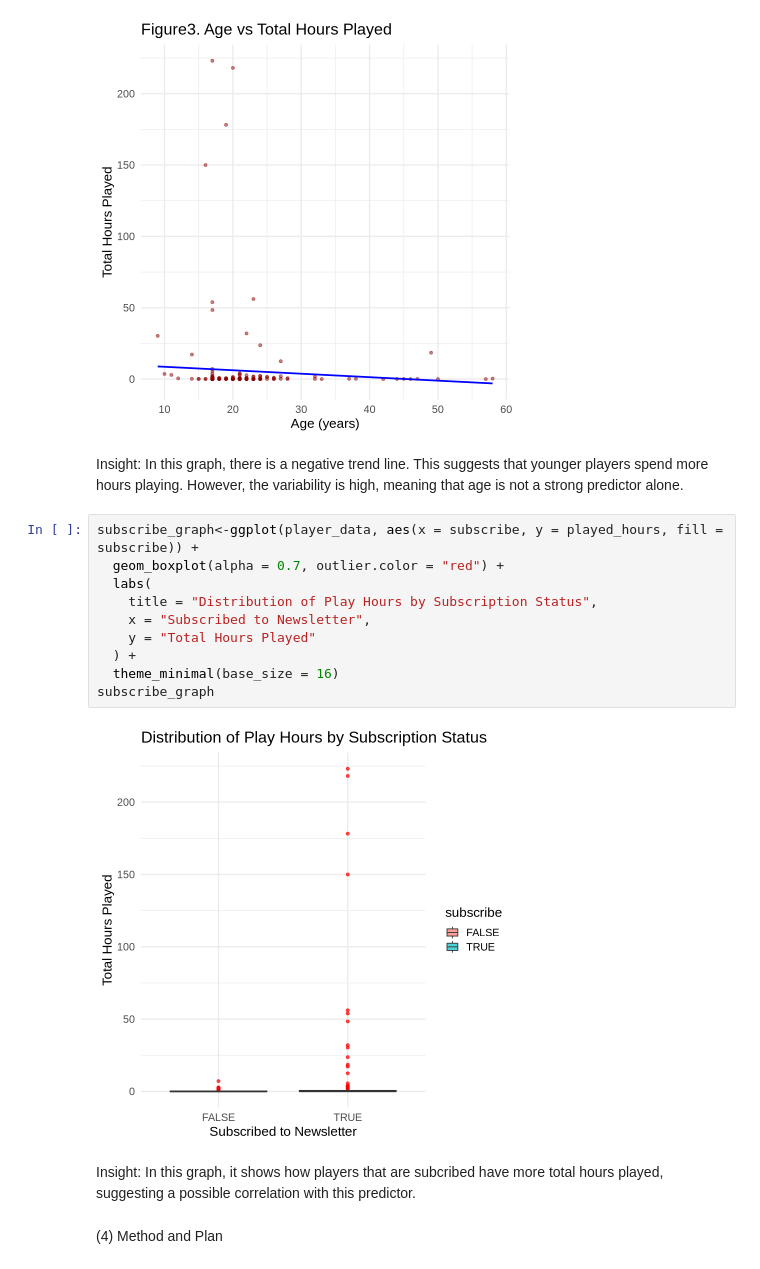
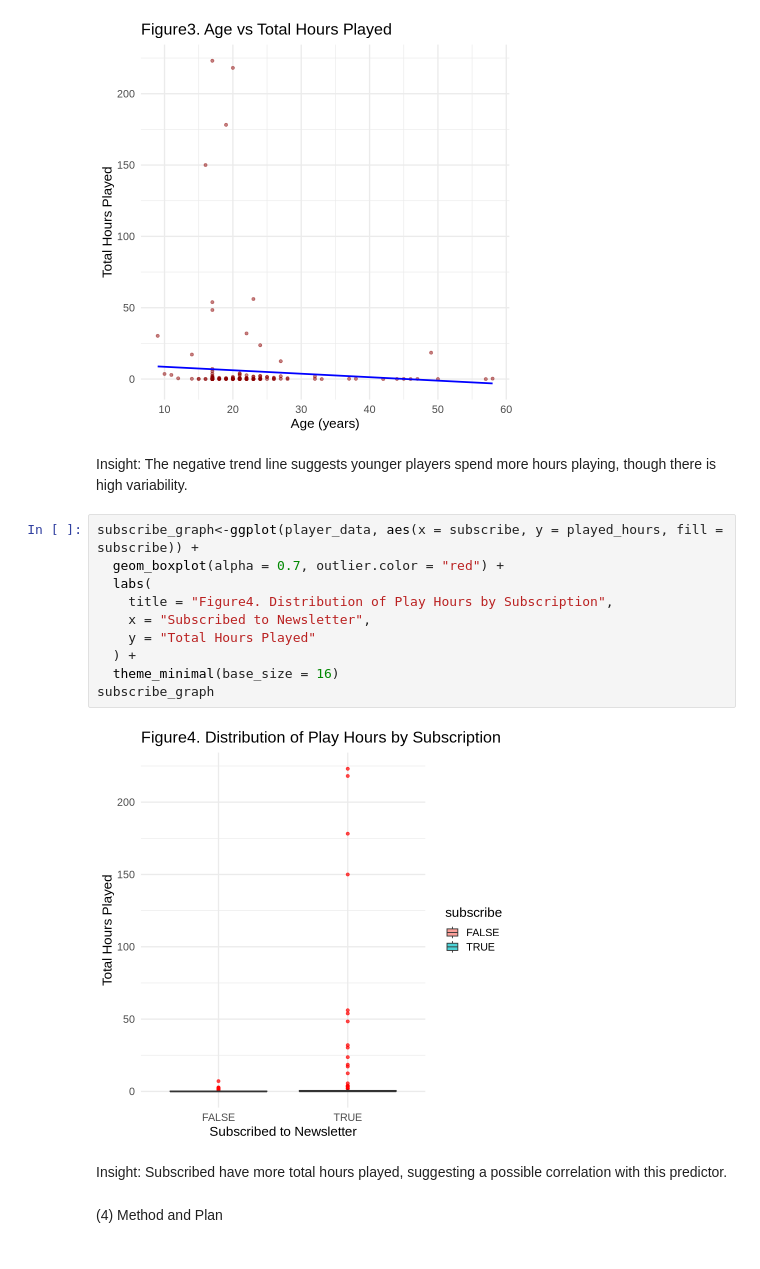
Before and after one commit to owenchen06/dsci-100-group-project-owen, a Jupyter notebook: individual.ipynb, the cells around one changed output. Saved outputs shown, nothing was run; the diff lists cells and outputs as text.

```diff
--- a/individual.ipynb
+++ b/individual.ipynb
@@ -156,21 +199,21 @@ Warning message:
 (`geom_point()`).”
 [figure]
 # %% [markdown]
-Insight: In this graph, there is a negative trend line. This suggests that younger players spend more hours playing. However, the variability is high, meaning that age is not a strong predictor alone.
+Insight: The negative trend line suggests younger players spend more hours playing, though there is high variability.
 # %%
 subscribe_graph<-ggplot(player_data, aes(x = subscribe, y = played_hours, fill = subscribe)) +
   geom_boxplot(alpha = 0.7, outlier.color = "red") +
   labs(
-    title = "Distribution of Play Hours by Subscription Status",
+    title = "Figure4. Distribution of Play Hours by Subscription",
     x = "Subscribed to Newsletter",
     y = "Total Hours Played"
   ) +
   theme_minimal(base_size = 16)
 subscribe_graph
 # %% [output]
-[figure, old version]
+[figure, new version]
 # %% [markdown]
-Insight: In this graph, it shows how players that are subcribed have more total hours played, suggesting a possible correlation with this predictor.
+Insight: Subscribed have more total hours played, suggesting a possible correlation with this predictor.
 # %% [markdown]
 (4) Method and Plan
 # %% [markdown]
```
Also changed, not shown: parts of 11 cells of this notebook.
